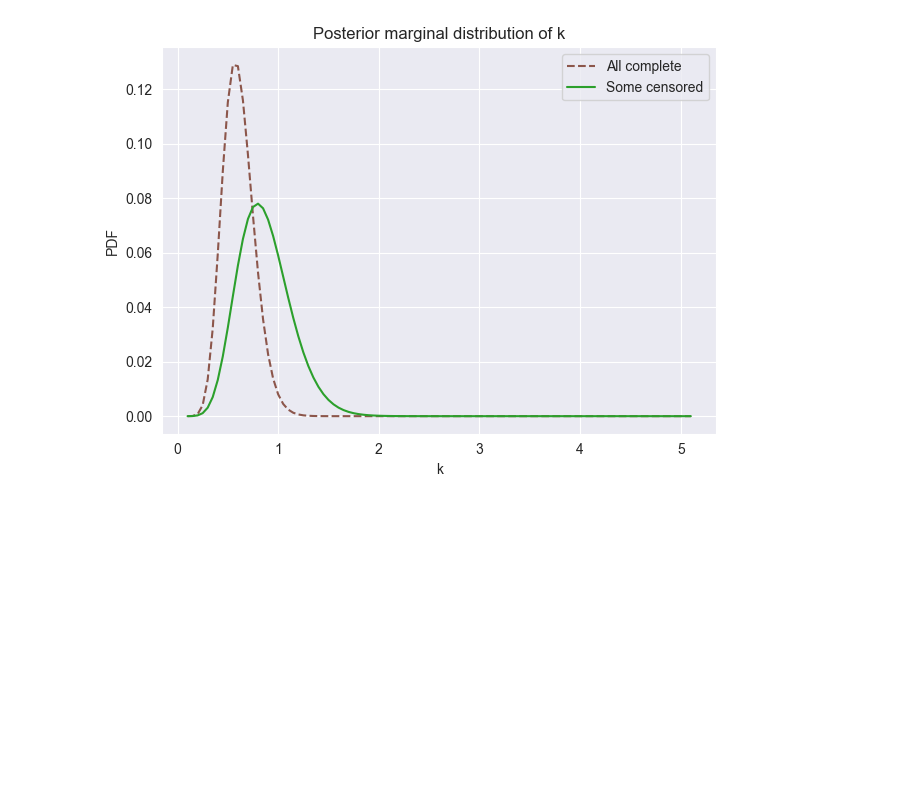
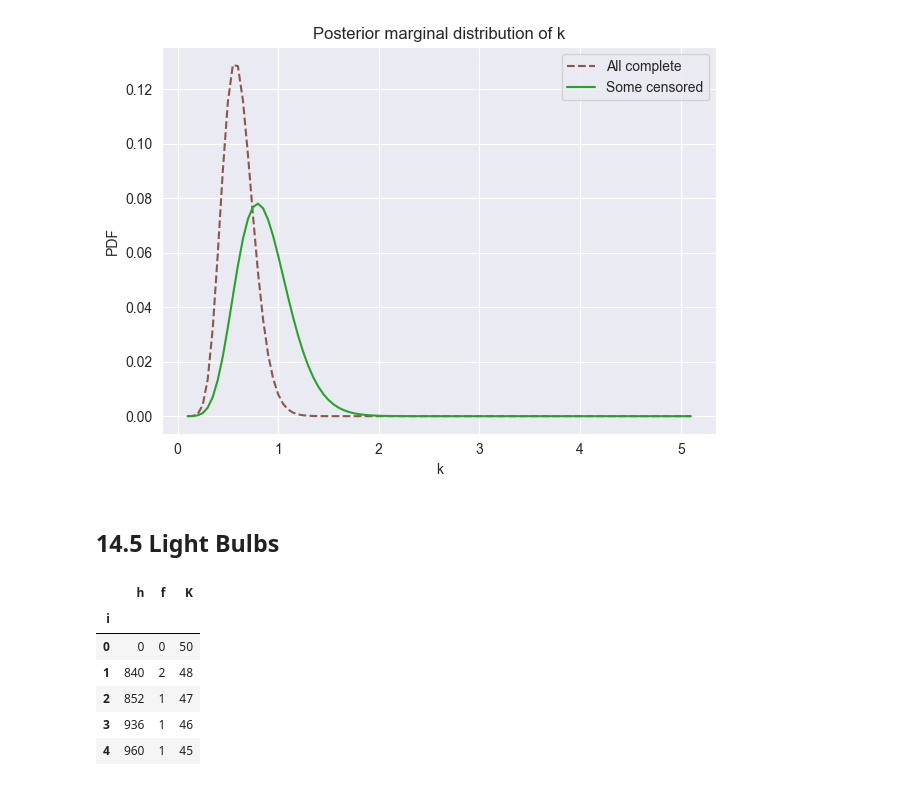
Before and after one commit to Xupeiyi/think-bayes, a Jupyter notebook: chapter14.ipynb, the cells around one changed output. Saved outputs shown, nothing was run; the diff lists cells and outputs as text; code cells hidden in the pictures; blank space fills up the shorter version.

```diff
--- a/chapter14.ipynb
+++ b/chapter14.ipynb
@@ -236,3 +236,16 @@ decorate(
 )
 # %% [output]
 [figure]
+# %% [markdown]
+## 14.5 Light Bulbs
+# %%
+df = pd.read_csv('./data/lamps.csv', index_col=0)
+df.head()
+# %% [output]
+|  | h | f | K |
+| i |  |  |  |
+| 0 | 0 | 0 | 50 |
+| 1 | 840 | 2 | 48 |
+| 2 | 852 | 1 | 47 |
+| 3 | 936 | 1 | 46 |
+| 4 | 960 | 1 | 45 |
```
Also changed, not shown: parts of 4 cells of this notebook.
